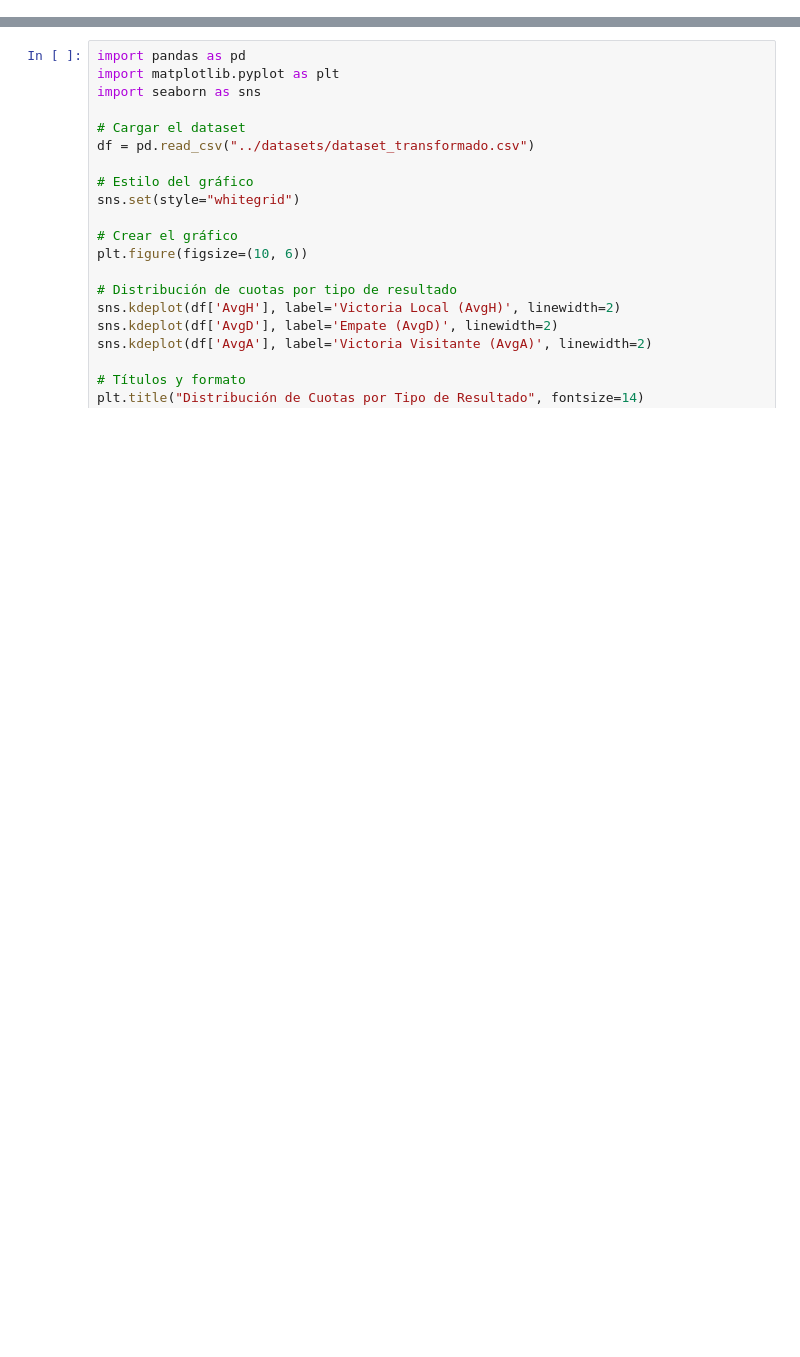
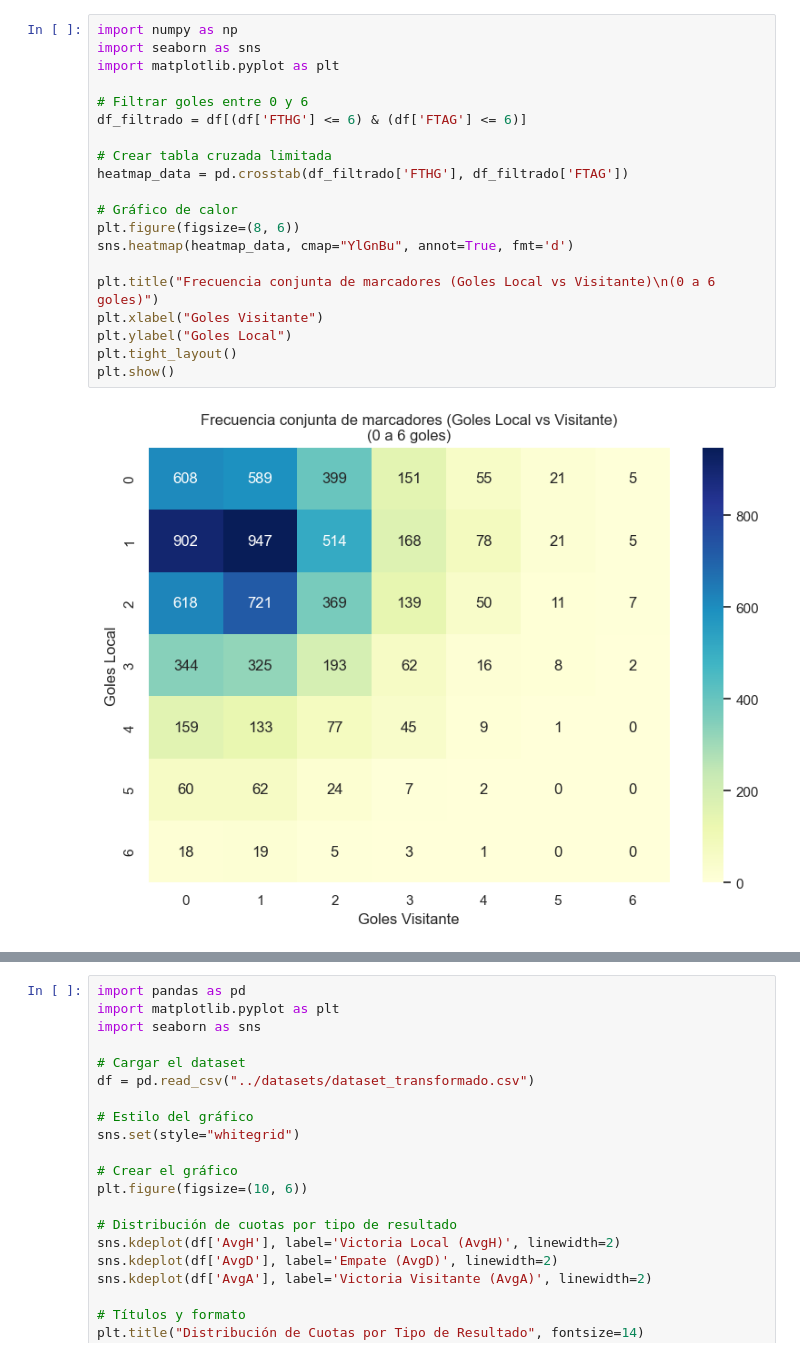
Before and after one commit to anaigs/tfg_maco_github, a Jupyter notebook: code/data_cleaning/3-analisis.ipynb, the cells around one changed output, grey strips where cells are left out. Drawn from its saved outputs; the diff is of its cells as text; blank space fills up the shorter version.

```diff
--- a/code/data_cleaning/3-analisis.ipynb
+++ b/code/data_cleaning/3-analisis.ipynb
@@ -0,0 +132,22 @@
+# %%
+import numpy as np
+import seaborn as sns
+import matplotlib.pyplot as plt
+
+# Filtrar goles entre 0 y 6
+df_filtrado = df[(df['FTHG'] <= 6) & (df['FTAG'] <= 6)]
+
+# Crear tabla cruzada limitada
+heatmap_data = pd.crosstab(df_filtrado['FTHG'], df_filtrado['FTAG'])
+
+# Gráfico de calor
+plt.figure(figsize=(8, 6))
+sns.heatmap(heatmap_data, cmap="YlGnBu", annot=True, fmt='d')
+
+plt.title("Frecuencia conjunta de marcadores (Goles Local vs Visitante)\n(0 a 6 goles)")
+plt.xlabel("Goles Visitante")
+plt.ylabel("Goles Local")
+plt.tight_layout()
+plt.show()
+# %% [output]
+[figure, added]
```
Also changed, not shown: parts of 18 cells of this notebook.
